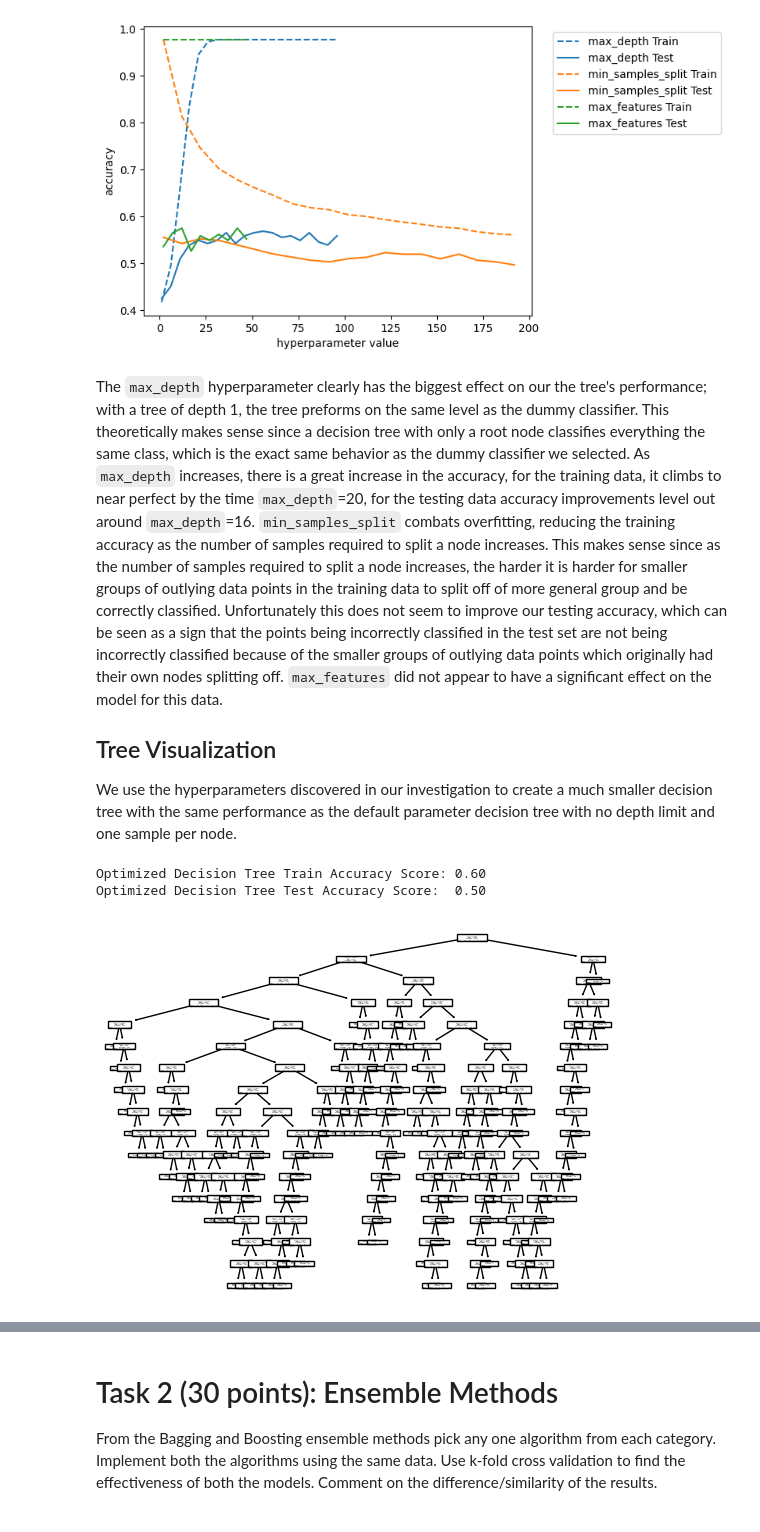
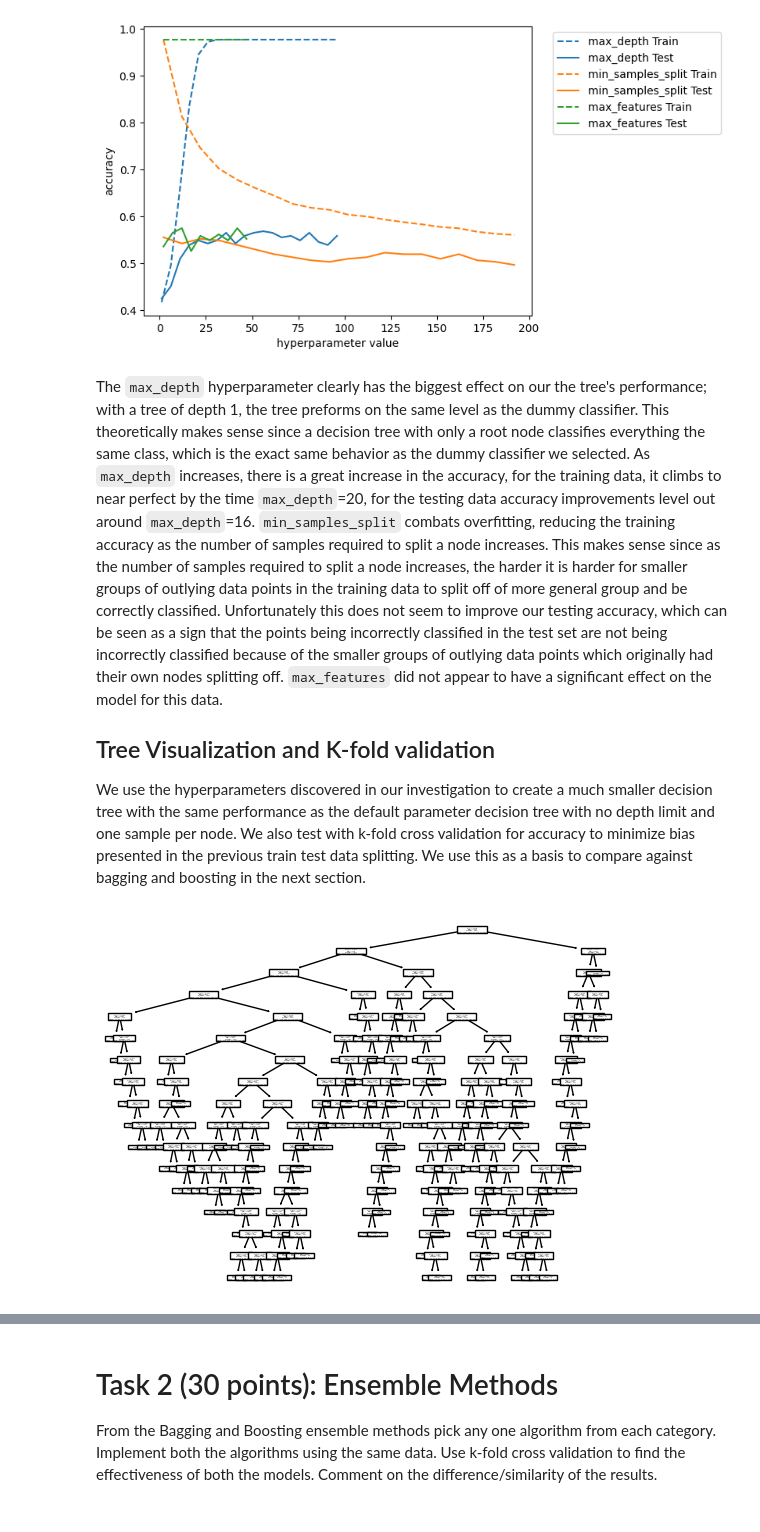
Before and after one commit to James-Oswald/CSCI-6962-Projects-in-ML-AI, a Jupyter notebook: hw2/hw2.ipynb, the cells around one changed output, grey strips where cells are left out. Drawn from its saved outputs; the diff is of its cells as text; code cells hidden in the pictures.

```diff
--- a/hw2/hw2.ipynb
+++ b/hw2/hw2.ipynb
@@ -158,14 +140,11 @@ Text(0, 0.5, 'accuracy')
 # %% [markdown]
 The `max_depth` hyperparameter clearly has the biggest effect on our the tree's performance; with a tree of depth 1, the tree preforms on the same level as the dummy classifier. This theoretically makes sense since a decision tree with only a root node classifies everything the same class, which is the exact same behavior as the dummy classifier we selected. As `max_depth` increases, there is a great increase in the accuracy, for the training data, it climbs to near perfect by the time `max_depth`=20, for the testing data accuracy improvements level out around `max_depth`=16. `min_samples_split` combats overfitting, reducing the training accuracy as the number of samples required to split a node increases. This makes sense since as the number of samples required to split a node increases, the harder it is harder for smaller groups of outlying data points in the training data to split off of more general group and be correctly classified. Unfortunately this does not seem to improve our testing accuracy, which can be seen as a sign that the points being incorrectly classified in the test set are not being incorrectly classified because of the smaller groups of outlying data points which originally had their own nodes splitting off. `max_features` did not appear to have a significant effect on the model for this data.
 
-## Tree Visualization
-We use the hyperparameters discovered in our investigation to create a much smaller decision tree with the same performance as the default parameter decision tree with no depth limit and one sample per node.
+## Tree Visualization and K-fold validation
+We use the hyperparameters discovered in our investigation to create a much smaller decision tree with the same performance as the default parameter decision tree with no depth limit and one sample per node. We also test with k-fold cross validation for accuracy to minimize bias presented in the previous train test data splitting. We use this as a basis to compare against bagging and boosting in the next section.
 # %%
 optimized_decision_tree_model = DecisionTreeClassifier(max_depth=16, min_samples_split=100)
 optimized_decision_tree_model.fit(train[feature_names], train["H"])
-score("Optimized Decision Tree", optimized_decision_tree_model)
 plot_tree(optimized_decision_tree_model);
 # %% [output]
-Optimized Decision Tree Train Accuracy Score: 0.60
-Optimized Decision Tree Test Accuracy Score:  0.50
-[figure, old version]
+[figure, new version]
```
Also changed, not shown: parts of 9 cells of this notebook.
